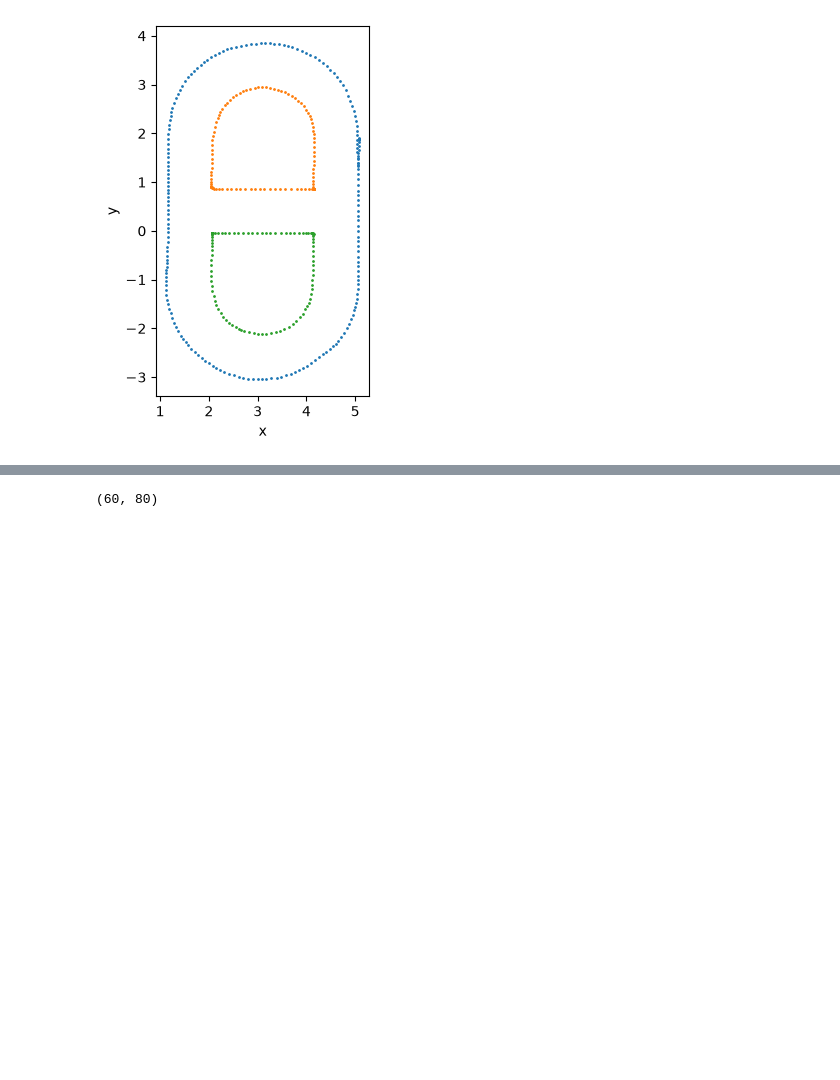
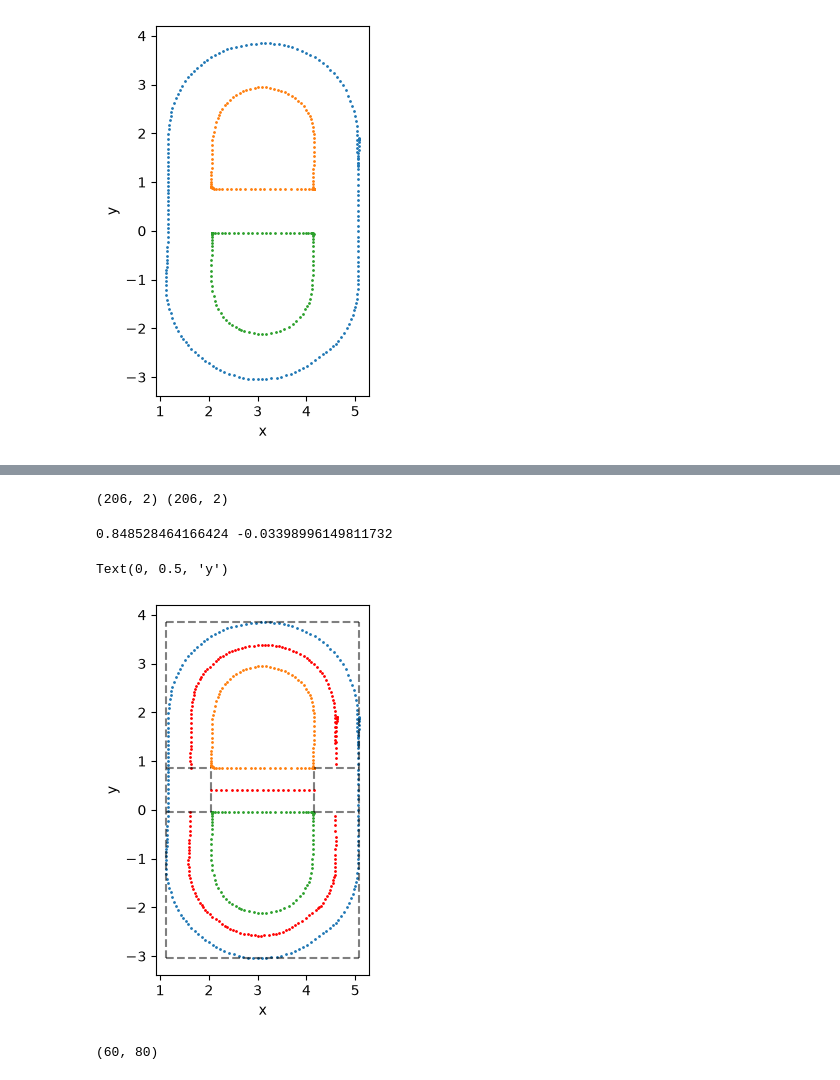
Before and after one commit to Schmiddy2000/FreiCarPythonPlayground, a Jupyter notebook: M2 Mapping/ros_bag_playground.ipynb, the cells around one changed output, grey strips where cells are left out. Cells and saved outputs as stored; diff of their text form; code cells hidden in the pictures; blank space fills up the shorter version.

```diff
--- a/M2 Mapping/ros_bag_playground.ipynb
+++ b/M2 Mapping/ros_bag_playground.ipynb
@@ -172,3 +317,76 @@ Text(0, 0.5, 'y')
+# %%
+points = np.column_stack((x_outer_avg, y_outer_avg))
+
+tangents = three_point_tangents_parametric(points)
+
+# print(tangents)
+
+normals_ccw = np.column_stack([-tangents[:, 1], tangents[:, 0]])
+
+print(points.shape, tangents.shape)
+
+track_boundary = points + track_width * normals_ccw
+
+# Remove first and last due to tangent direction issues
+track_boundary = track_boundary[1:-1]
+# %% [output]
+(206, 2) (206, 2)
+# %%
+# Clean the track boundary array using masking such that there are no lines in the two boxes
+outer_track_boundary_mask = (track_boundary[:, 1] < max_y_inner_2) | (track_boundary[:, 1] > min_y_inner_1)
+
+print(min_y_inner_1, max_y_inner_2)
+
+
+track_boundary = track_boundary[outer_track_boundary_mask]
+# %% [output]
+0.848528464166424 -0.03398996149811732
+# %%
+# Add the middle line
+middle_x = np.linspace(min_x_inner_1, max_x_inner_1, num=int((max_x_inner_1 - min_x_inner_1) * 10))
+middle_y = np.array([(min_y_inner_1 + max_y_inner_2) / 2 for _ in middle_x])
+# %%
+# Bounds
+# Top outer
+plt.hlines(max_y_outer, min_x_outer, max_x_outer, ls="--", color='black', alpha=0.5)
+# Bottom outer
+plt.hlines(min_y_outer, min_x_outer, max_x_outer, ls="--", color='black', alpha=0.5)
+# Left outer
+plt.vlines(min_x_outer, min_y_outer, max_y_outer, ls="--", color='black', alpha=0.5)
+# Right outer
+plt.vlines(max_x_outer, min_y_outer, max_y_outer, ls="--", color='black', alpha=0.5)
+
+# Left middle
+plt.vlines(min_x_inner_1, max_y_inner_2, min_y_inner_1, ls="--", color='black', alpha=0.5)
+# Right middle
+plt.vlines(max_x_inner_1, max_y_inner_2, min_y_inner_1, ls="--", color='black', alpha=0.5)
+
+# Left box top
+plt.hlines(min_y_inner_1, min_x_outer, min_x_inner_1, ls="--", color='black', alpha=0.5)
+# Left box bottom
+plt.hlines(max_y_inner_2, min_x_outer, min_x_inner_1, ls="--", color='black', alpha=0.5)
+# Right box top
+plt.hlines(min_y_inner_1, max_x_inner_2, max_x_outer, ls="--", color='black', alpha=0.5)
+# Right box bottom
+plt.hlines(max_y_inner_2, max_x_inner_2, max_x_outer, ls="--", color='black', alpha=0.5)
+
+# Averaged measured points
+plt.scatter(x_outer_avg, y_outer_avg, s=1)
+plt.scatter(x_inner_1_avg, y_inner_1_avg, s=1)
+plt.scatter(x_inner_2_avg, y_inner_2_avg, s=1)
+
+plt.scatter(track_boundary[1:-1, 0], track_boundary[1:-1, 1], s=1, c='r')
+plt.scatter(middle_x, middle_y, s=1, c='r')
+
+plt.gca().set_aspect("equal", adjustable="box")
+
+# plt.ylim(-3.5, -2.5)
+
+plt.xlabel("x")
+plt.ylabel("y")
+# %% [output]
+Text(0, 0.5, 'y')
+[figure, added]
 # %%
 # Adjust x so all values are positive to avoid 'wrappings' in the grid map. Probably just need to invert
 # the transformation at the end. Apply it to all to ensure consistency.
```
Also changed, not shown: parts of 5 cells of this notebook, 1 other file.
